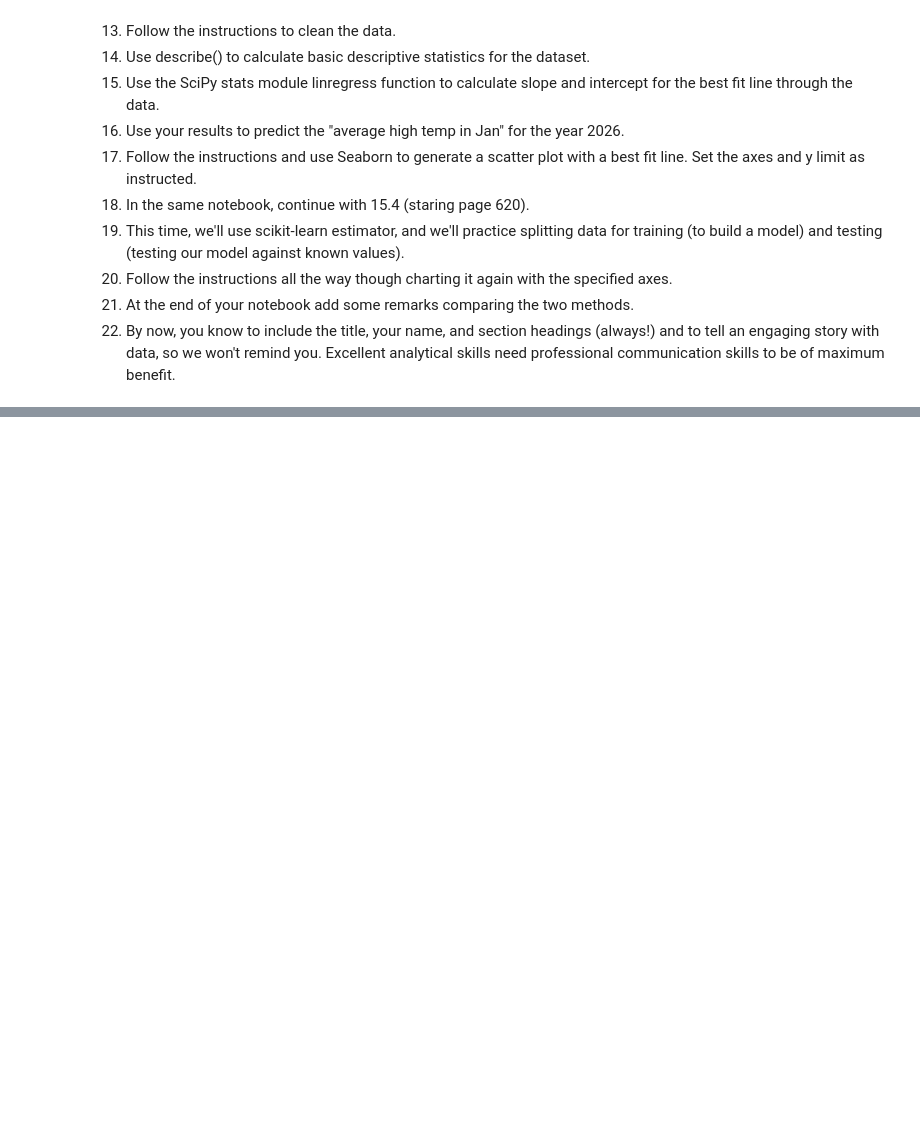
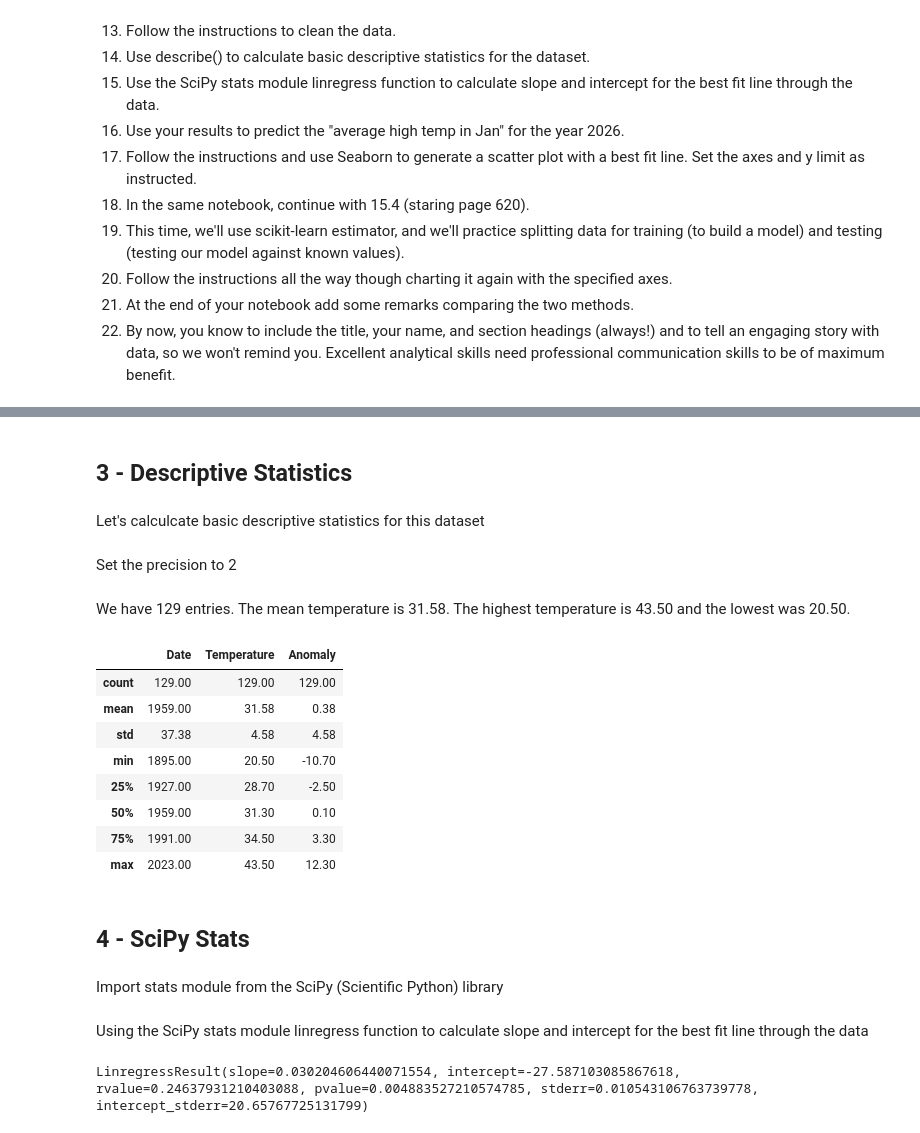
Before and after one commit to HallofFame1/datafun-07-ml-predictive, a Jupyter notebook: task-3/helenhammond_task_3.ipynb, the cells around one changed output, grey strips where cells are left out. Cells and saved outputs as stored; diff of their text form; code cells hidden in the pictures; blank space fills up the shorter version.

```diff
--- a/task-3/helenhammond_task_3.ipynb
+++ b/task-3/helenhammond_task_3.ipynb
@@ -42,0 +96,26 @@ Text(0, 0.5, 'Celsius')
+# %% [markdown]
+## 3 - Descriptive Statistics
+# %% [markdown]
+Let's calculcate basic descriptive statistics for this dataset
+# %% [markdown]
+Set the precision to 2
+# %%
+pd.options.display.precision = 2
+# %% [markdown]
+We have 129 entries. The mean temperature is 31.58. The highest temperature is 43.50 and the lowest was 20.50.
+# %%
+nyc_df.describe()
+# %% [output]
+|  | Date | Temperature | Anomaly |
+| count | 129.00 | 129.00 | 129.00 |
+| mean | 1959.00 | 31.58 | 0.38 |
+| std | 37.38 | 4.58 | 4.58 |
+| min | 1895.00 | 20.50 | -10.70 |
+| 25% | 1927.00 | 28.70 | -2.50 |
+| 50% | 1959.00 | 31.30 | 0.10 |
+| 75% | 1991.00 | 34.50 | 3.30 |
+| max | 2023.00 | 43.50 | 12.30 |
+# %% [markdown]
+## 4 - SciPy Stats
+# %% [markdown]
+Import stats module from the SciPy (Scientific Python) library
@@ -42,0 +124,8 @@ Text(0, 0.5, 'Celsius')
+# %% [markdown]
+Using the SciPy stats module linregress function to calculate slope and intercept for the best fit line through the data
+# %%
+linear_regress_result = stats.linregress(x=nyc_df.Date,
+                                     y=nyc_df.Temperature)
+linear_regress_result
+# %% [output]
+LinregressResult(slope=0.030204606440071554, intercept=-27.587103085867618, rvalue=0.24637931210403088, pvalue=0.004883527210574785, stderr=0.010543106763739778, intercept_stderr=20.65767725131799)
```
Also changed, not shown: parts of 30 cells of this notebook, 1 other file.
